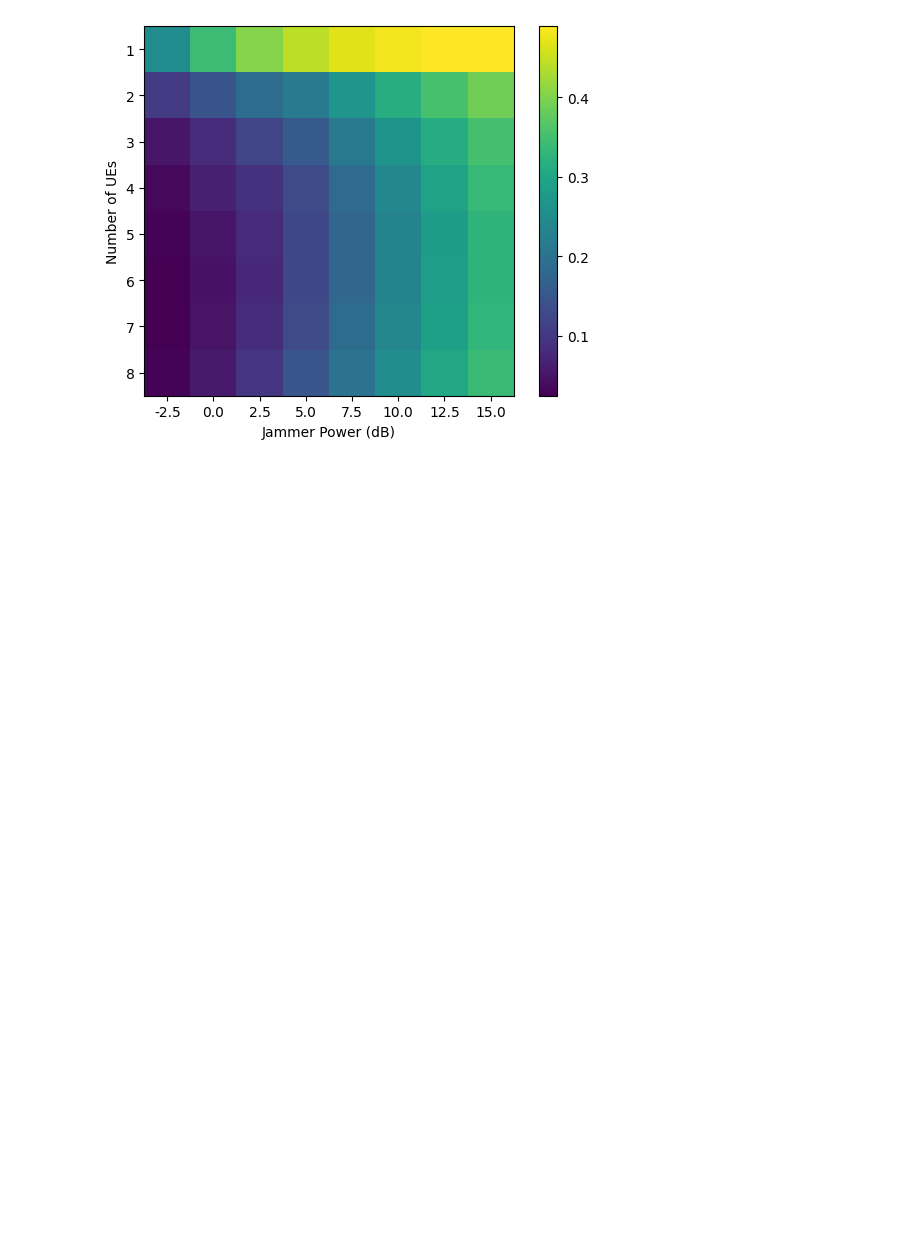
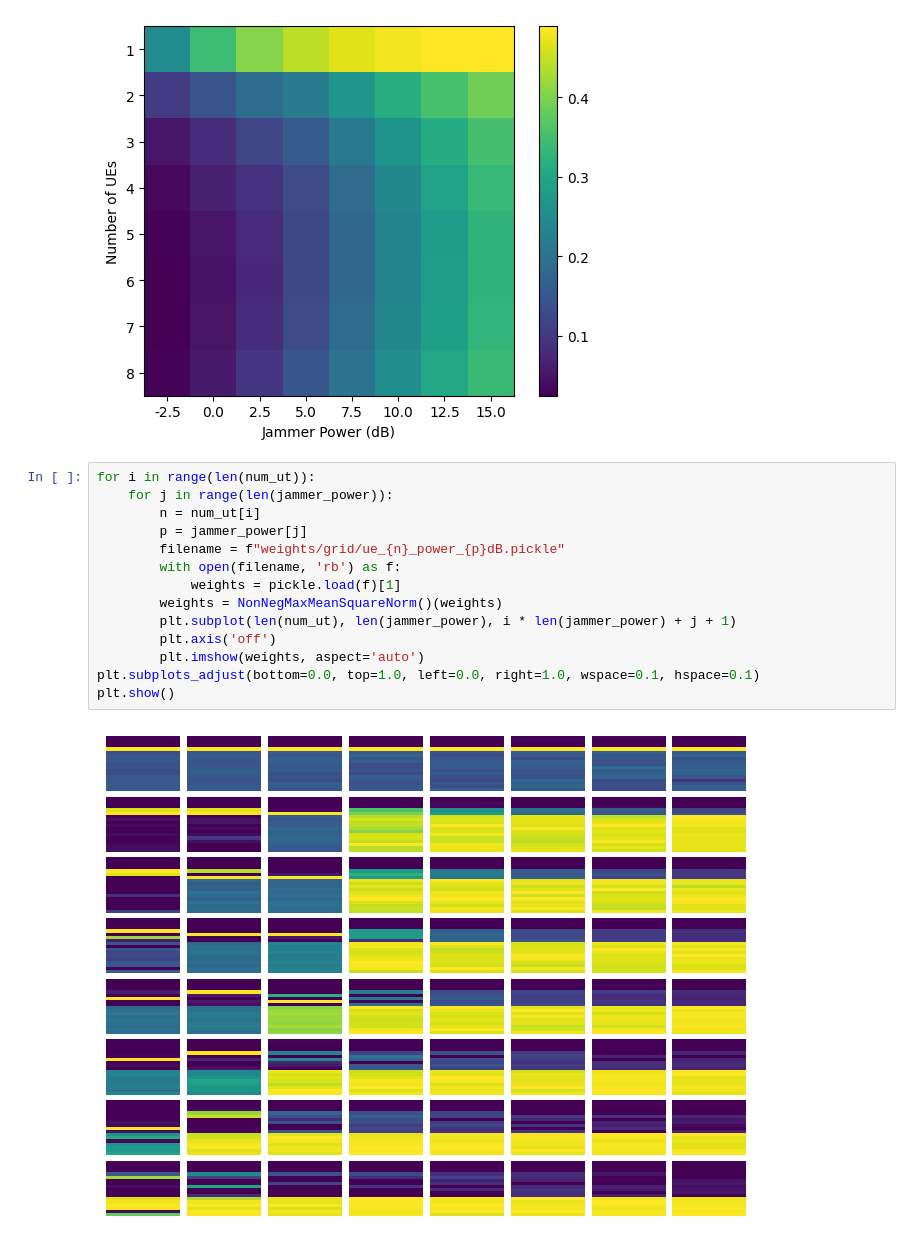
Before and after one commit to IIP-Group/pyjama, a Jupyter notebook: simulations/multi_user.ipynb, the cells around one changed output. Drawn from its saved outputs; the diff is of its cells as text; blank space fills up the shorter version.

```diff
--- a/simulations/multi_user.ipynb
+++ b/simulations/multi_user.ipynb
@@ -237,3 +247,19 @@ fig.colorbar(im, fraction=0.05)
 plt.show()
 # %% [output]
 [figure]
+# %%
+for i in range(len(num_ut)):
+    for j in range(len(jammer_power)):
+        n = num_ut[i]
+        p = jammer_power[j]
+        filename = f"weights/grid/ue_{n}_power_{p}dB.pickle"
+        with open(filename, 'rb') as f:
+            weights = pickle.load(f)[1]
+        weights = NonNegMaxMeanSquareNorm()(weights)
+        plt.subplot(len(num_ut), len(jammer_power), i * len(jammer_power) + j + 1)
+        plt.axis('off')
+        plt.imshow(weights, aspect='auto')
+plt.subplots_adjust(bottom=0.0, top=1.0, left=0.0, right=1.0, wspace=0.1, hspace=0.1)
+plt.show()
+# %% [output]
+[figure, added]
```
Also changed, not shown: parts of 6 cells of this notebook, 2 other files.
